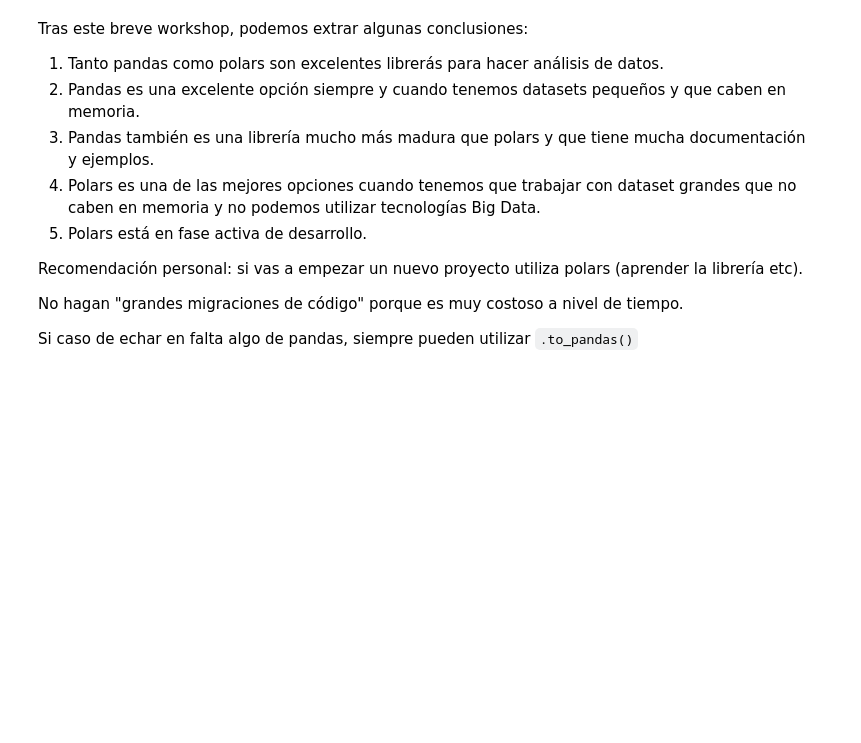
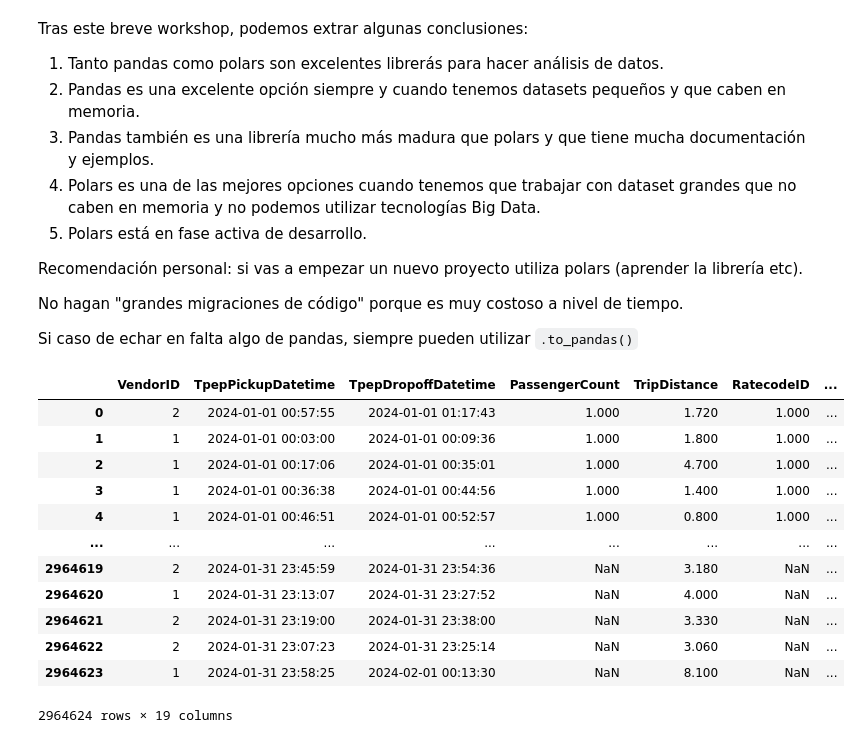
Before and after one commit to nicopyds/polanyt, a Jupyter notebook: Workshop_Polars_vs_Pandas_Hands_On.ipynb, the cells around one changed output. Cells and saved outputs as stored; diff of their text form; code cells hidden in the pictures; blank space fills up the shorter version.

```diff
--- a/Workshop_Polars_vs_Pandas_Hands_On.ipynb
+++ b/Workshop_Polars_vs_Pandas_Hands_On.ipynb
@@ -419,4 +1056,20 @@ No hagan "grandes migraciones de código" porque es muy costoso a nivel de tiemp
 
 Si caso de echar en falta algo de pandas, siempre pueden utilizar `.to_pandas()`
 # %%
-# polars to pandas
+df_ = pl.scan_parquet("/Users/nicolaepopescul/code/polanyt/input2/yellow_tripdata_2024-01.parquet")
+# %%
+df_.collect().to_pandas()
+# %% [output]
+|  | VendorID | TpepPickupDatetime | TpepDropoffDatetime | PassengerCount | TripDistance | RatecodeID | ... |
+| 0 | 2 | 2024-01-01 00:57:55 | 2024-01-01 01:17:43 | 1.000 | 1.720 | 1.000 | ... |
+| 1 | 1 | 2024-01-01 00:03:00 | 2024-01-01 00:09:36 | 1.000 | 1.800 | 1.000 | ... |
+| 2 | 1 | 2024-01-01 00:17:06 | 2024-01-01 00:35:01 | 1.000 | 4.700 | 1.000 | ... |
+| 3 | 1 | 2024-01-01 00:36:38 | 2024-01-01 00:44:56 | 1.000 | 1.400 | 1.000 | ... |
+| 4 | 1 | 2024-01-01 00:46:51 | 2024-01-01 00:52:57 | 1.000 | 0.800 | 1.000 | ... |
+| ... | ... | ... | ... | ... | ... | ... | ... |
+| 2964619 | 2 | 2024-01-31 23:45:59 | 2024-01-31 23:54:36 | NaN | 3.180 | NaN | ... |
+| 2964620 | 1 | 2024-01-31 23:13:07 | 2024-01-31 23:27:52 | NaN | 4.000 | NaN | ... |
+| 2964621 | 2 | 2024-01-31 23:19:00 | 2024-01-31 23:38:00 | NaN | 3.330 | NaN | ... |
+| 2964622 | 2 | 2024-01-31 23:07:23 | 2024-01-31 23:25:14 | NaN | 3.060 | NaN | ... |
+| 2964623 | 1 | 2024-01-31 23:58:25 | 2024-02-01 00:13:30 | NaN | 8.100 | NaN | ... |
+2964624 rows × 19 columns
```
Also changed, not shown: parts of 60 cells of this notebook, 2 other files.
